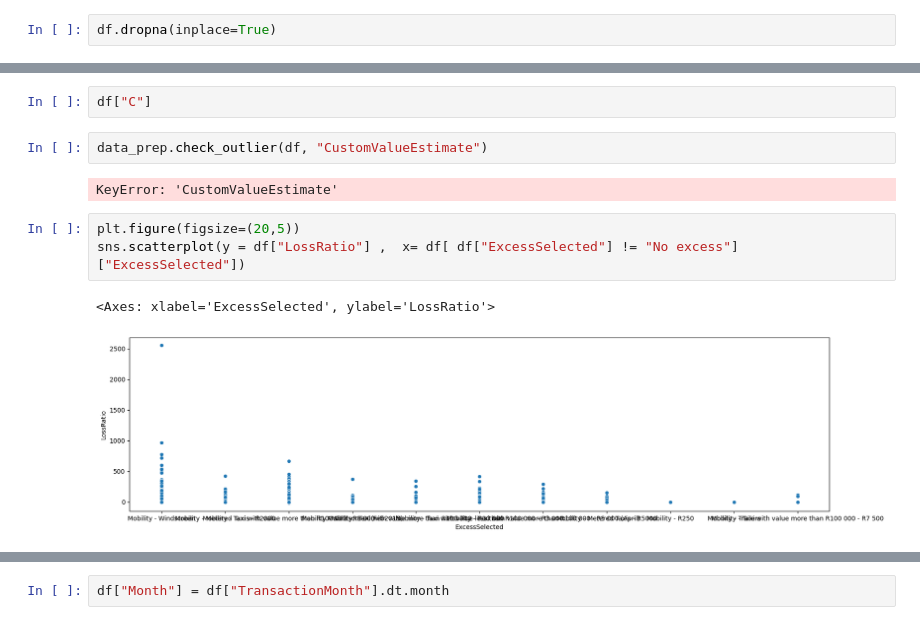
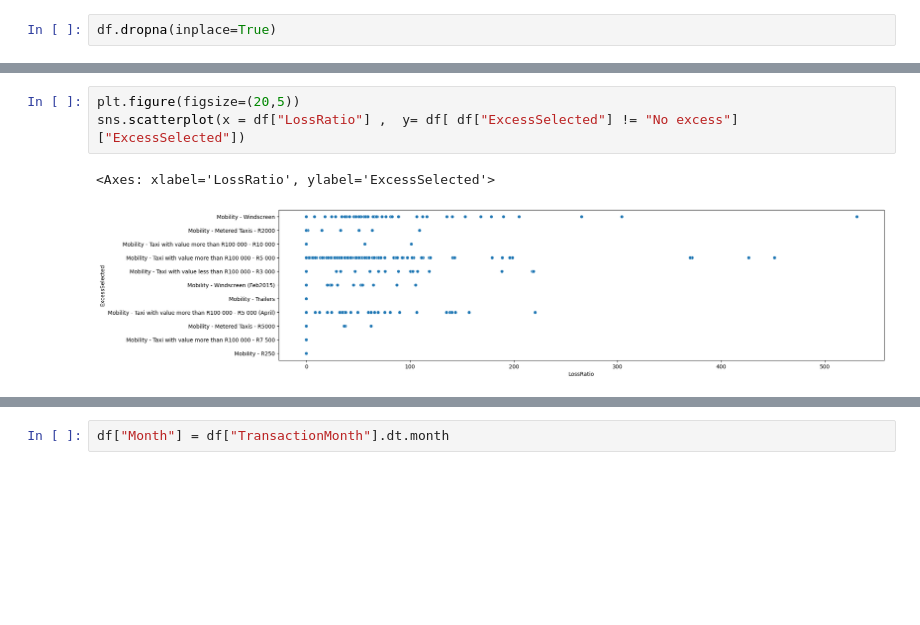
Before and after one commit to Samri-A/Insurance_Risk_prediction-, a Jupyter notebook: notebooks/EDA.ipynb, the cells around one changed output, grey strips where cells are left out. Drawn from its saved outputs; the diff is of its cells as text; blank space fills up the shorter version.

```diff
--- a/notebooks/EDA.ipynb
+++ b/notebooks/EDA.ipynb
@@ -208,12 +257,6 @@ df["ExcessSelected"].value_counts().plot(kind="barh" , xlabel="Frequencey")
-# %%
-df["C"]
-# %%
-data_prep.check_outlier(df, "CustomValueEstimate")
-# %% [output]
-KeyError: 'CustomValueEstimate'
 # %%
 plt.figure(figsize=(20,5))
-sns.scatterplot(y = df["LossRatio"] ,  x= df[ df["ExcessSelected"] != "No excess"]["ExcessSelected"])
+sns.scatterplot(x = df["LossRatio"] ,  y= df[ df["ExcessSelected"] != "No excess"]["ExcessSelected"])
 # %% [output]
-<Axes: xlabel='ExcessSelected', ylabel='LossRatio'>
+<Axes: xlabel='LossRatio', ylabel='ExcessSelected'>
-[figure, old version]
+[figure, new version]
```
Also changed, not shown: parts of 58 cells of this notebook.
